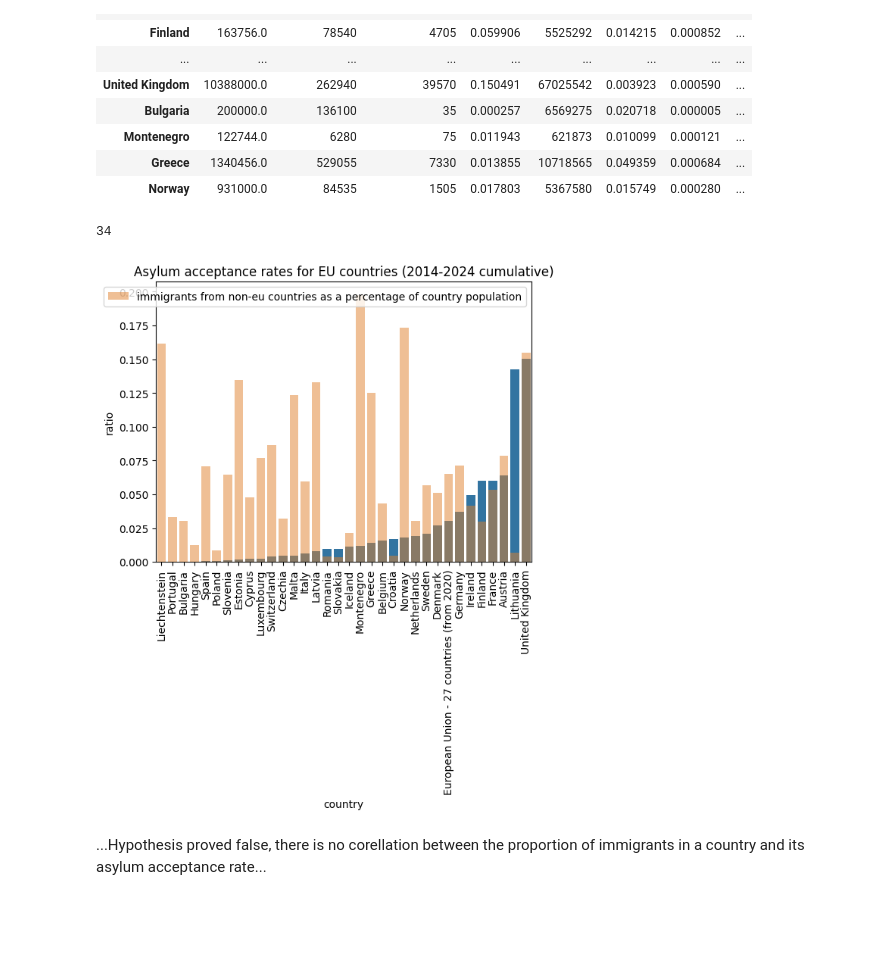
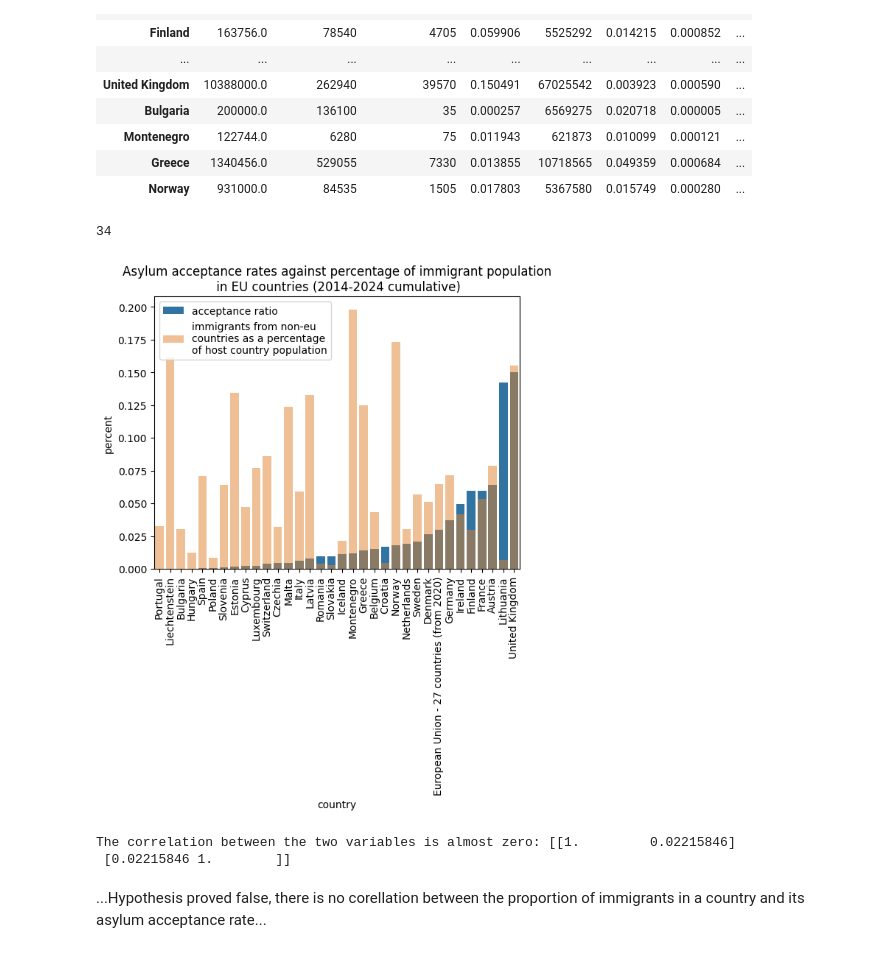
Before and after one commit to jatofi-official/migration-eu-analysis, a Jupyter notebook: Notebooks/asylum_ado_.ipynb, the cells around one changed output. Drawn from its saved outputs; the diff is of its cells as text; code cells hidden in the pictures; blank space fills up the shorter version.

```diff
--- a/Notebooks/asylum_ado_.ipynb
+++ b/Notebooks/asylum_ado_.ipynb
@@ -285,23 +286,30 @@ True
 # %%
 print(len(top))
 top['OEUI_percentage'] = top['outside_EU_immigrants'] / top['population']
 top.sort_values(by = 'b_ratio', inplace = True)
 
 # just copying the previous bar plot:
-a = sns.barplot(data = top, x = 'country', y = 'b_ratio')
-a.set_ylabel('ratio')
-a.set_title('Asylum acceptance rates for EU countries (2014-2024 cumulative)')
+a = sns.barplot(data = top, x = 'country', y = 'b_ratio', label = 'acceptance ratio')
+a.set_ylabel('percent')
+a.set_title('Asylum acceptance rates against percentage of immigrant population\n in EU countries (2014-2024 cumulative)')
 plt.xticks(rotation = 90)
 
 # adding a new feature:
 a = sns.barplot(data = top, x = 'country', y = 'OEUI_percentage',
-                label = 'immigrants from non-eu countries as a percentage of country population',
+                label = 'immigrants from non-eu\ncountries as a percentage\nof host country population',
                 alpha = 0.5)
 
 plt.xticks(rotation = 90)
 pass
 # %% [output]
 34
-[figure, old version]
+[figure, new version]
+# %%
+# import Pearson correlation coefficient:
+from numpy import corrcoef
+print("The correlation between the two variables is almost zero:", corrcoef(top['OEUI_percentage'], top['b_ratio']))
+# %% [output]
+The correlation between the two variables is almost zero: [[1.         0.02215846]
+ [0.02215846 1.        ]]
 # %% [markdown]
 ...Hypothesis proved false, there is no corellation between the proportion of immigrants in a country and its asylum acceptance rate...
```
Also changed, not shown: parts of 6 cells of this notebook, 1 other file.
